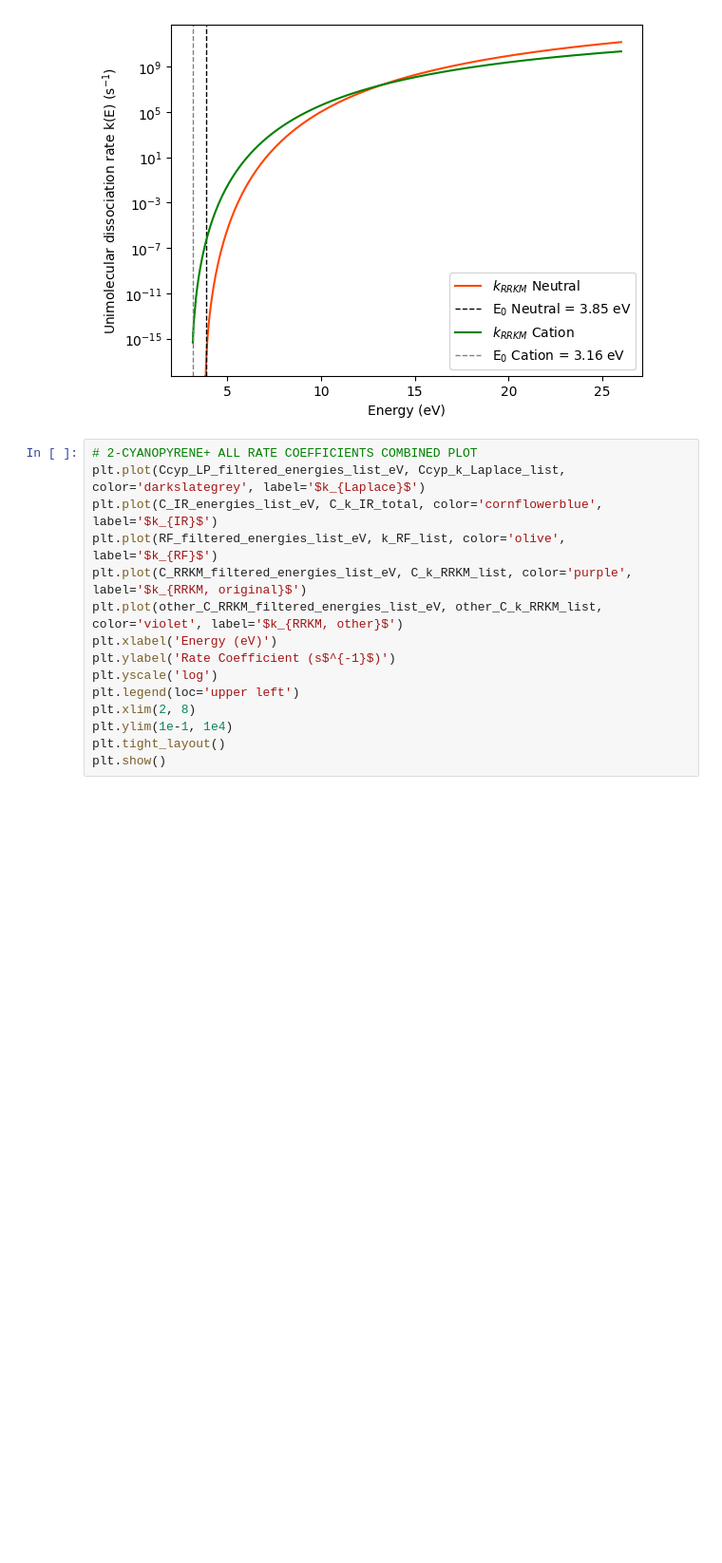
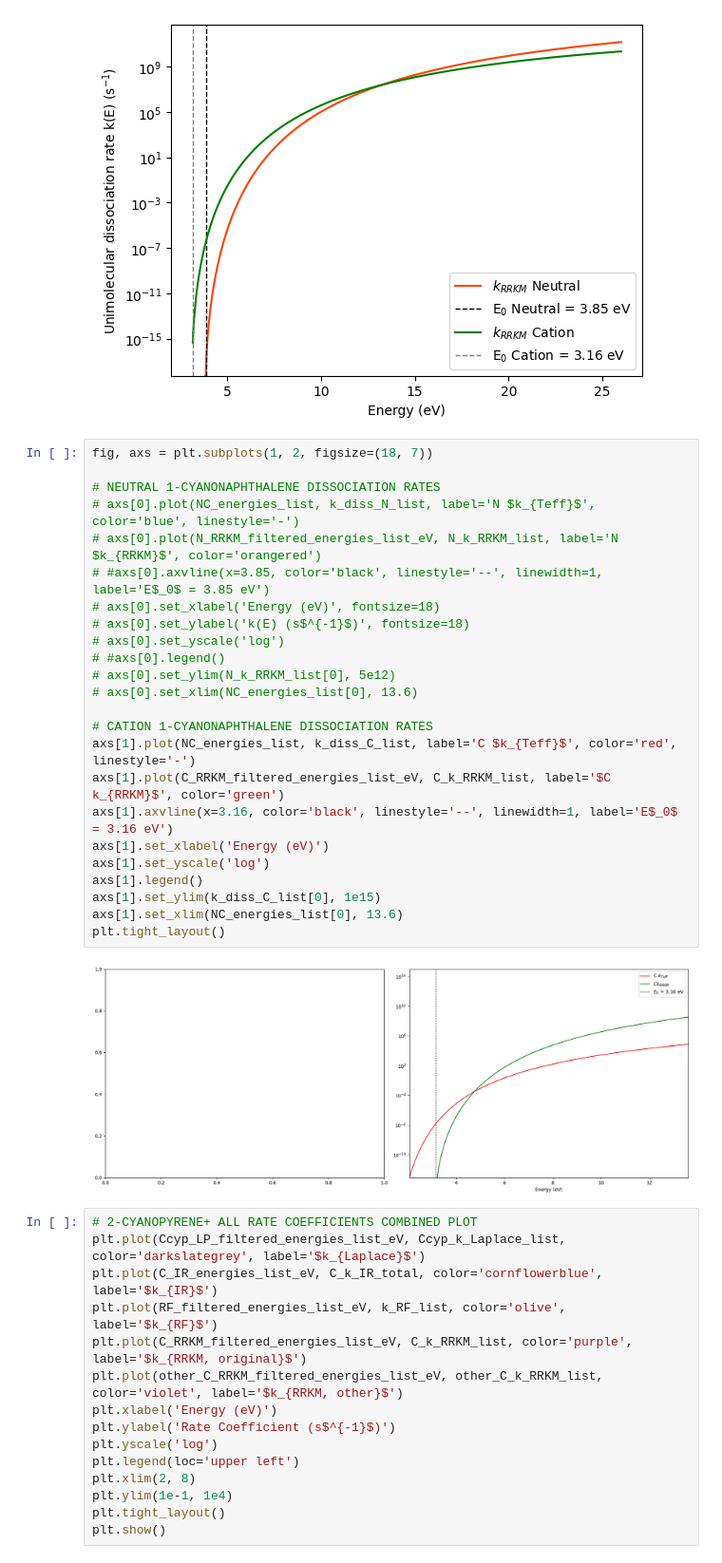
Before and after one commit to mustafa9812/Project-Cynap, a Jupyter notebook: scripts/calculations_cpy.ipynb, the cells around one changed output. Shown: that part at 95% size. Drawn from its saved outputs; the diff is of its cells as text; blank space fills up the shorter version.

```diff
--- a/scripts/calculations_cpy.ipynb
+++ b/scripts/calculations_cpy.ipynb
@@ -546,6 +652,32 @@ plt.ylim(min(N_k_RRKM_list[0], other_C_k_RRKM_list[0]), 5e12)
 plt.show()
 # %% [output]
 [figure]
+# %%
+fig, axs = plt.subplots(1, 2, figsize=(18, 7))
+
+# NEUTRAL 1-CYANONAPHTHALENE DISSOCIATION RATES
+# axs[0].plot(NC_energies_list, k_diss_N_list, label='N $k_{Teff}$', color='blue', linestyle='-')
+# axs[0].plot(N_RRKM_filtered_energies_list_eV, N_k_RRKM_list, label='N $k_{RRKM}$', color='orangered')
+# #axs[0].axvline(x=3.85, color='black', linestyle='--', linewidth=1, label='E$_0$ = 3.85 eV')
+# axs[0].set_xlabel('Energy (eV)', fontsize=18)
+# axs[0].set_ylabel('k(E) (s$^{-1}$)', fontsize=18)
+# axs[0].set_yscale('log')
+# #axs[0].legend()
+# axs[0].set_ylim(N_k_RRKM_list[0], 5e12)
+# axs[0].set_xlim(NC_energies_list[0], 13.6)
+
+# CATION 1-CYANONAPHTHALENE DISSOCIATION RATES
+axs[1].plot(NC_energies_list, k_diss_C_list, label='C $k_{Teff}$', color='red', linestyle='-')
+axs[1].plot(C_RRKM_filtered_energies_list_eV, C_k_RRKM_list, label='$C k_{RRKM}$', color='green')
+axs[1].axvline(x=3.16, color='black', linestyle='--', linewidth=1, label='E$_0$ = 3.16 eV')
+axs[1].set_xlabel('Energy (eV)')
+axs[1].set_yscale('log')
+axs[1].legend()
+axs[1].set_ylim(k_diss_C_list[0], 1e15)
+axs[1].set_xlim(NC_energies_list[0], 13.6)
+plt.tight_layout()
+# %% [output]
+[figure, added]
 # %%
 # 2-CYANOPYRENE+ ALL RATE COEFFICIENTS COMBINED PLOT
 plt.plot(Ccyp_LP_filtered_energies_list_eV, Ccyp_k_Laplace_list, color='darkslategrey', label='$k_{Laplace}$')
```
Also changed, not shown: parts of 5 cells of this notebook, 11 other files.
